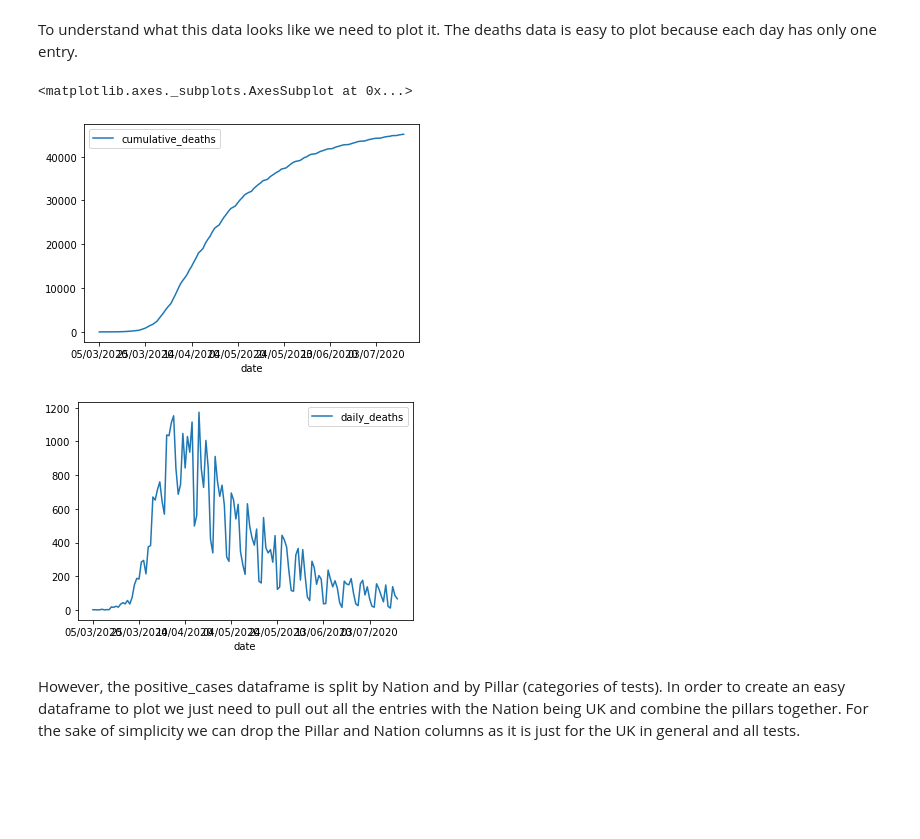
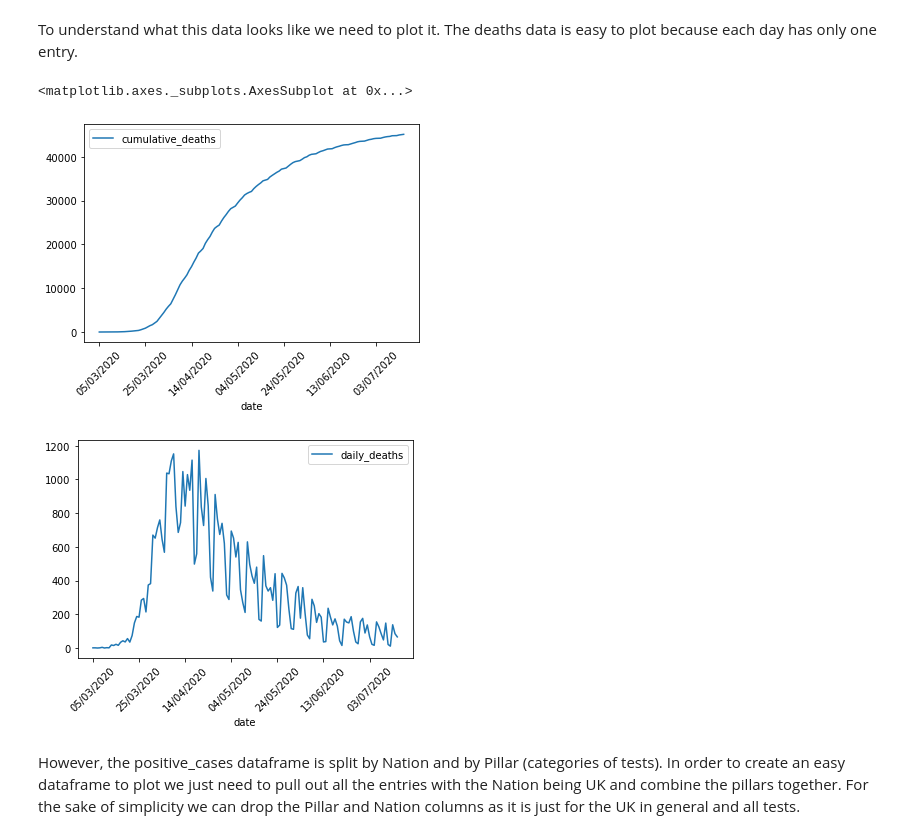
Before and after one commit to Luke-Turvey/Coronavirus-Analysis, a Jupyter notebook: Coronavirus Analysis.ipynb, the cells around one changed output. Drawn from its saved outputs; the diff is of its cells as text; code cells hidden in the pictures; blank space fills up the shorter version.

```diff
--- a/Coronavirus Analysis.ipynb
+++ b/Coronavirus Analysis.ipynb
@@ -43,12 +43,12 @@ positive_cases.head(15)
 # %% [markdown]
 To understand what this data looks like we need to plot it. The deaths data is easy to plot because each day has only one entry.
 # %%
-deaths.plot(x='date',y='cumulative_deaths')
-deaths.plot(x='date',y='daily_deaths')
+deaths.plot(x='date',y='cumulative_deaths',rot=45)
+deaths.plot(x='date',y='daily_deaths',rot=45)
 # %% [output]
 <matplotlib.axes._subplots.AxesSubplot at 0x...>
-[figure, old version]
+[figure, new version]
-[figure, old version]
+[figure, new version]
 # %% [markdown]
 However, the positive_cases dataframe is split by Nation and by Pillar (categories of tests). In order to create an easy dataframe to plot we just need to pull out all the entries with the Nation being UK and combine the pillars together. For the sake of simplicity we can drop the Pillar and Nation columns as it is just for the UK in general and all tests.
 # %%
```
Also changed, not shown: parts of 12 cells of this notebook.
